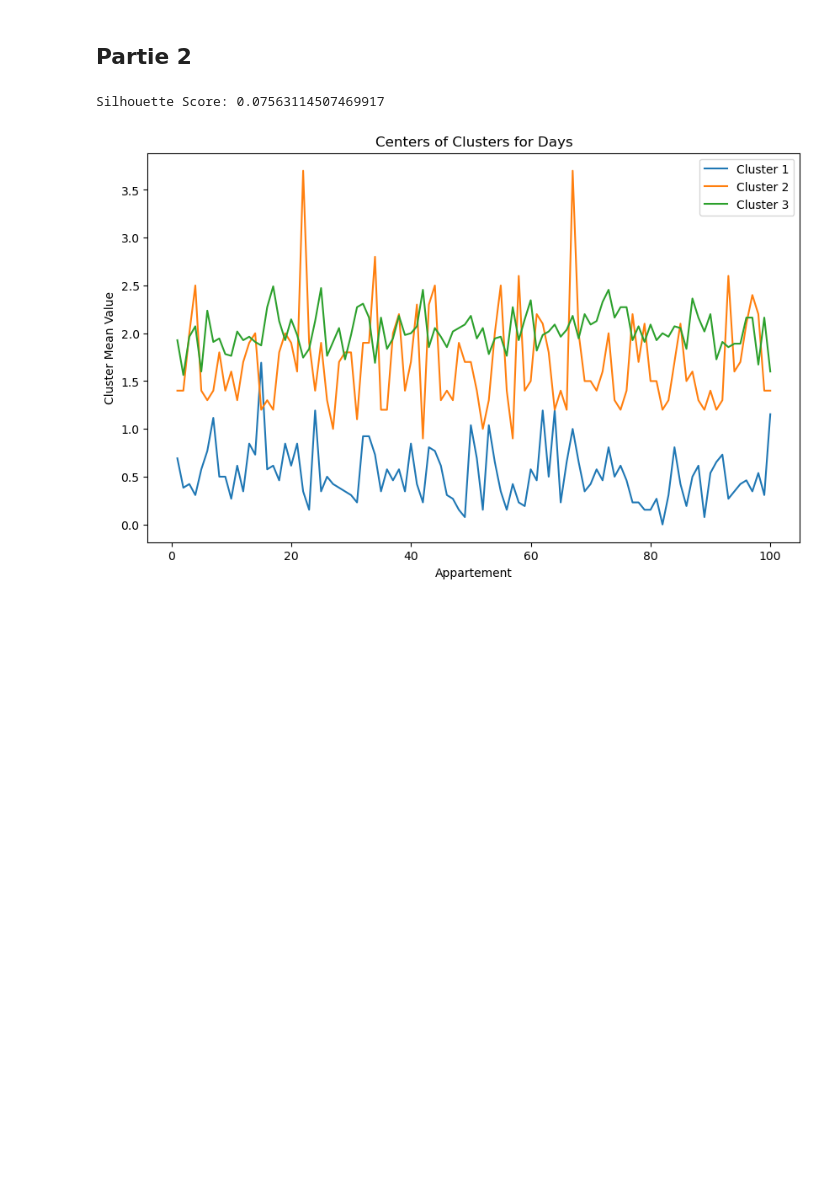
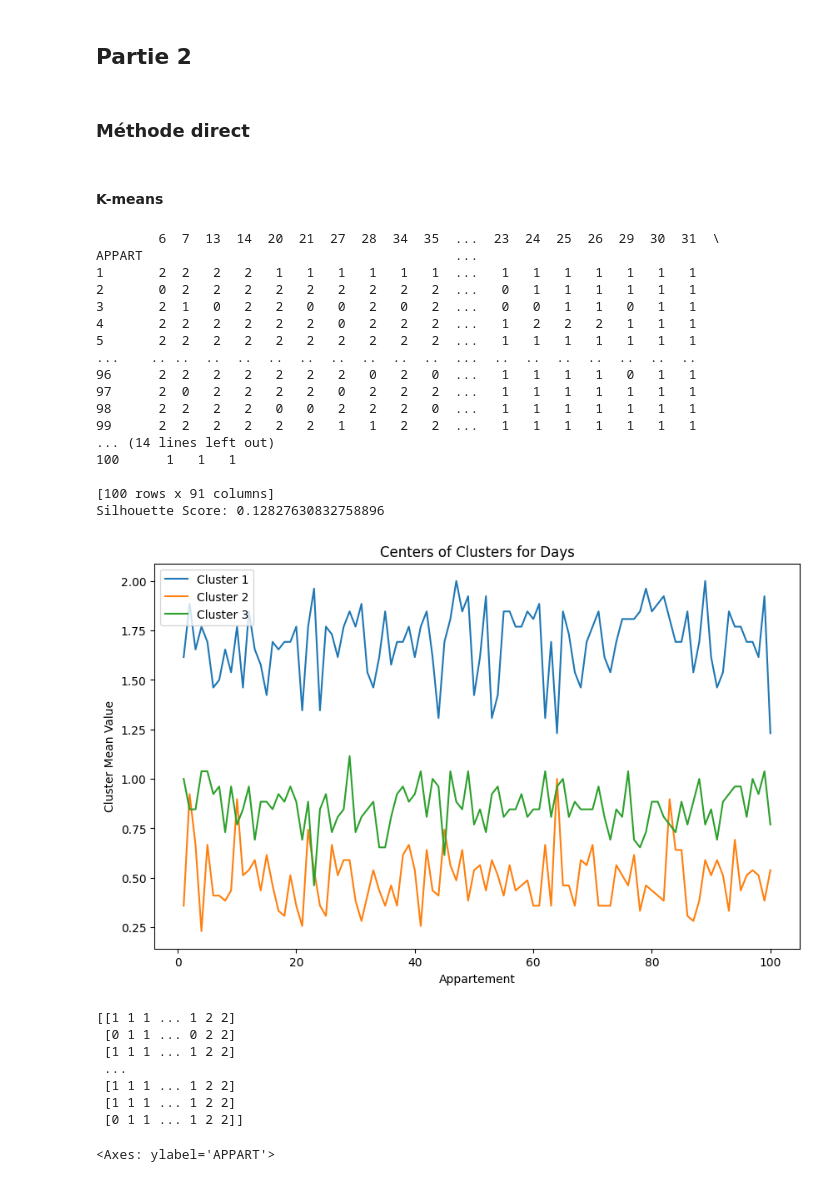
Before and after one commit to goamegah/Times-Series-Clustering, a Jupyter notebook: notebooks/Python/tsclust.ipynb, the cells around one changed output. Saved outputs shown, nothing was run; the diff lists cells and outputs as text; code cells hidden in the pictures; blank space fills up the shorter version.

```diff
--- a/notebooks/Python/tsclust.ipynb
+++ b/notebooks/Python/tsclust.ipynb
@@ -29,7 +47,7 @@ catégorielles Y (100 lignes et 91 colonnes).
 K = 5
 
 # Appliquer K-means sur les données
-kmeans = KMeans(n_clusters=K, random_state=42, n_init='auto')
+kmeans = KMeans(n_clusters=K, n_init="auto", init='k-means++')
 labels = kmeans.fit_predict(X)
 
 # Créer le tableau de données catégorielles Y
@@ -49,6 +67,11 @@ Y_matrix = Y.values
 Y.to_csv("tableau_Y.csv", index_label="APPART")
 
 
+cmap_dict = {0: '#3352FF', 1: '#FF5E33', 2: '#F6FF33', 3: '#107120', 4:'#805500'}
+cmap = ListedColormap([cmap_dict[i] for i in range(0, 5)])
+
 # Afficher la matrice
 print(Y_matrix)
+#plt.imshow(Y_matrix.astype(dtype=int), cmap="tab10")
+sns.heatmap(Y_matrix.astype(int), cmap=cmap, vmin=0.5, vmax=5.5)
 # %% [output]
@@ -148,36 +191,85 @@ plt.show()
 # %% [markdown]
 ## Partie 2
+# %% [markdown]
+### Méthode direct
+# %% [markdown]
+#### K-means
 # %%
 import pandas as pd
 from sklearn.cluster import KMeans
 from sklearn.metrics import silhouette_score
 import matplotlib.pyplot as plt
 
 # Chargement des données
-Y = pd.read_csv("tableau_Y.csv", index_col="APPART")
+Y = pd.read_csv("tableau_Y_3.csv", index_col="APPART")
 
 # Nombre de classes K pour la nouvelle classification
 K_days = 3
 
+X_91dx100a = Y.values.T
+
 # Appliquer K-means sur les données catégorielles des jours
 kmeans_days = KMeans(n_clusters=K_days, random_state=42, n_init='auto')
-labels_days = kmeans_days.fit_predict(Y.T)  # Transposée car on veut clusteriser les jours, pas les appartements
+labels_days = kmeans_days.fit_predict(X_91dx100a)  # Transposée car on veut clusteriser les jours, pas les appartements
+
+# Réorganisation des colonnes selon les classes attribuées par K-means
+cluster_indices = [i for i in range(K_days)]
+cluster_columns = [Y.columns[labels_days == i] for i in cluster_indices]
+sorted_columns = []
+for col_list in cluster_columns:
+    sorted_columns.extend(col_list)
+
+Y_sorted = Y[sorted_columns]
+print(Y_sorted)
+
 
 # Silhouette Score pour évaluer la qualité de la classification
 silhouette_avg = silhouette_score(Y.T, labels_days)
 print(f"Silhouette Score: {silhouette_avg}")
 
-# Visualisation des résultats
+# Visualisation des résultats (clusters)
 plt.figure(figsize=(10, 6))
 for cluster in range(K_days):
     cluster_days = Y.columns[labels_days == cluster]
     plt.plot(Y[cluster_days].mean(axis=1), label=f"Cluster {cluster + 1}")
 
 plt.title("Centers of Clusters for Days")
 plt.xlabel("Appartement")
 plt.ylabel("Cluster Mean Value")
 plt.legend()
 plt.show()
+
+cmap_dict = {0: '#3352FF', 1: '#FF5E33', 2: '#F6FF33'}
+cmap = ListedColormap([cmap_dict[i] for i in range(0, 3)])
+
+# Afficher la matrice
+print(Y_matrix)
+#plt.imshow(Y_matrix.astype(dtype=int), cmap="tab10")
+sns.heatmap(Y_sorted.astype(int), cmap=cmap)
 # %% [output]
-Silhouette Score: 0.07563114507469917
+        6  7  13  14  20  21  27  28  34  35  ...  23  24  25  26  29  30  31  \
+APPART                                        ...
+1       2  2   2   2   1   1   1   1   1   1  ...   1   1   1   1   1   1   1
+2       0  2   2   2   2   2   2   2   2   2  ...   0   1   1   1   1   1   1
+3       2  1   0   2   2   0   0   2   0   2  ...   0   0   1   1   0   1   1
+4       2  2   2   2   2   2   0   2   2   2  ...   1   2   2   2   1   1   1
+5       2  2   2   2   2   2   2   2   2   2  ...   1   1   1   1   1   1   1
+...    .. ..  ..  ..  ..  ..  ..  ..  ..  ..  ...  ..  ..  ..  ..  ..  ..  ..
+96      2  2   2   2   2   2   2   0   2   0  ...   1   1   1   1   0   1   1
+97      2  0   2   2   2   2   0   2   2   2  ...   1   1   1   1   1   1   1
+98      2  2   2   2   0   0   2   2   2   0  ...   1   1   1   1   1   1   1
+99      2  2   2   2   2   2   1   1   2   2  ...   1   1   1   1   1   1   1
+... (14 lines left out)
+100      1   1   1
+
+[100 rows x 91 columns]
+Silhouette Score: 0.12827630832758896
-[figure, old version]
+[figure, new version]
+[[1 1 1 ... 1 2 2]
+ [0 1 1 ... 0 2 2]
+ [1 1 1 ... 1 2 2]
+ ...
+ [1 1 1 ... 1 2 2]
+ [1 1 1 ... 1 2 2]
+ [0 1 1 ... 1 2 2]]
+<Axes: ylabel='APPART'>
```
Also changed, not shown: parts of 21 cells of this notebook, 2 other files.
